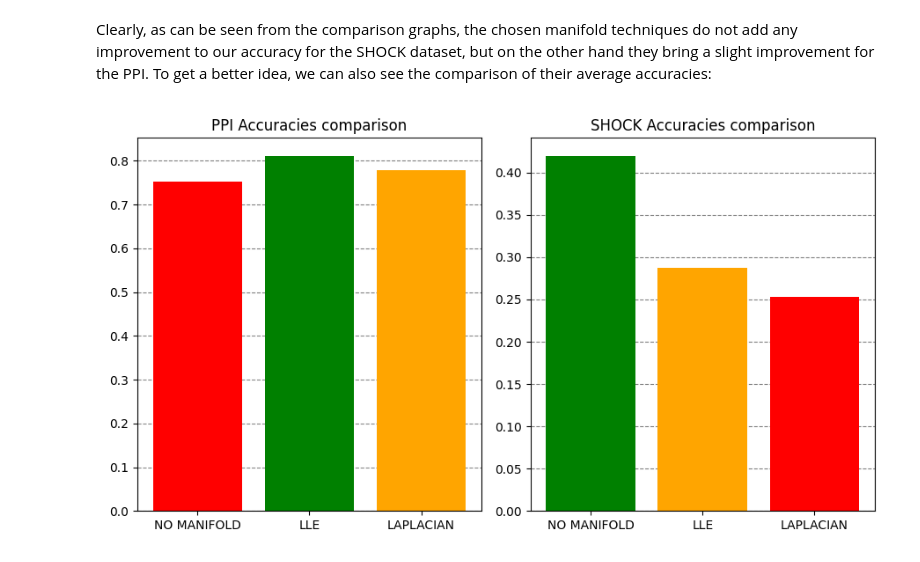
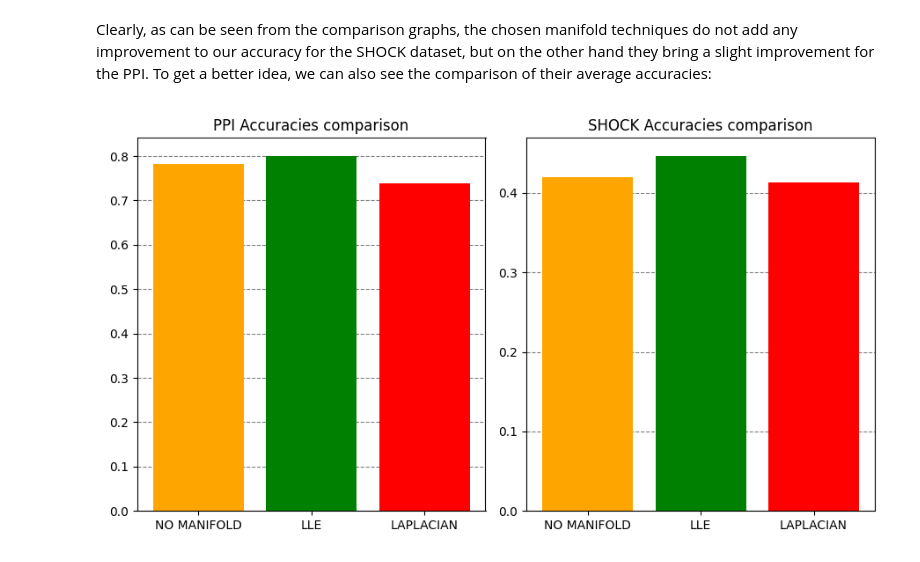
Before and after one commit to jgurakuqi/graph-kernels-and-manifold-svm, a Jupyter notebook: _graph_kernels_and_manifold_svm.ipynb, the cells around one changed output. Cells and saved outputs as stored; diff of their text form; code cells hidden in the pictures.

Commit message:
Version with savable graphics

```diff
--- a/_graph_kernels_and_manifold_svm.ipynb
+++ b/_graph_kernels_and_manifold_svm.ipynb
@@ -143,9 +147,13 @@ shock_lle_results = []
 ppi_spectral_results = []
 shock_spectral_results = []
 
-number_of_neighs_comps = 25
+number_of_neighs_comps = 80
 neigh_comps_combo = list(itertools.combinations(range(2, number_of_neighs_comps), 2))
 
+# number_of_neighs_comps_ppi = len(ppi_labels)
+# neigh_comps_combo_ppi = list(itertools.combinations(range(2, number_of_neighs_comps), 2))
+# number_of_neighs_comps_shock = len(shock_labels)
+# neigh_comps_combo_shock = list(itertools.combinations(range(2, number_of_neighs_comps_shock), 2))
 
 with multiprocessing.Pool() as pool:
     ppi_lle_results = pool.map(
@@ -367,41 +331,51 @@ compare_scores(shock_scores, shock_lle_results, shock_spectral_results)
 Clearly, as can be seen from the comparison graphs, the chosen manifold techniques do not add any improvement to our accuracy for the SHOCK dataset, but on the other hand they bring a slight improvement for the PPI. To get a better idea, we can also see the comparison of their average accuracies:
 # %%
 left = [1, 2, 3]
-ppi_accuracies = [
+ppi_accuracies = np.array([
     np.mean(ppi_scores),
     ppi_lle_results[:, 0].astype(float).max(),
-    ppi_spectral_results[:, 0].astype(float).max(),
-]
-shock_accuracies = [
+    ppi_spectral_results[:, 0].astype(float).max(),]
+)
+
+shock_accuracies = np.array([
     np.mean(shock_scores),
     shock_lle_results[:, 0].astype(float).max(),
-    shock_spectral_results[:, 0].astype(float).max(),
-]
+    shock_spectral_results[:, 0].astype(float).max(),]
+)
+
+
+def match_colours(values):
+    max_val = values.max()
+    min_val = values.min()
+    return ['green' if value == max_val else 'red' if value == min_val else 'orange' for value in values]
+
+
+
 tick_label = ["NO MANIFOLD", "LLE", "LAPLACIAN"]
 
 fig, axs = plt.subplots(1, 2, tight_layout=True)
 fig.set_size_inches(9, 5)
 
 axs[0].bar(
     left,
     ppi_accuracies,
     tick_label=tick_label,
     width=0.8,
-    color=["red", "green", "orange"],
+    color= match_colours(ppi_accuracies)#["orange", "green", "red"],
 )
 axs[0].set_title("PPI Accuracies comparison")
 axs[0].set_axisbelow(True)
 axs[0].yaxis.grid(color='gray', linestyle='dashed')
 
 axs[1].bar(
     left,
     shock_accuracies,
     tick_label=tick_label,
     width=0.8,
-    color=["green", "orange", "red"],
+    color= match_colours(shock_accuracies)#["orange", "green", "red"],
 )
 axs[1].set_title("SHOCK Accuracies comparison")
 axs[1].set_axisbelow(True)
 axs[1].yaxis.grid(color='gray', linestyle='dashed')
 # %% [output]
-[figure, old version]
+[figure, new version]
```
Also changed, not shown: parts of 7 cells of this notebook, 4 other files.
